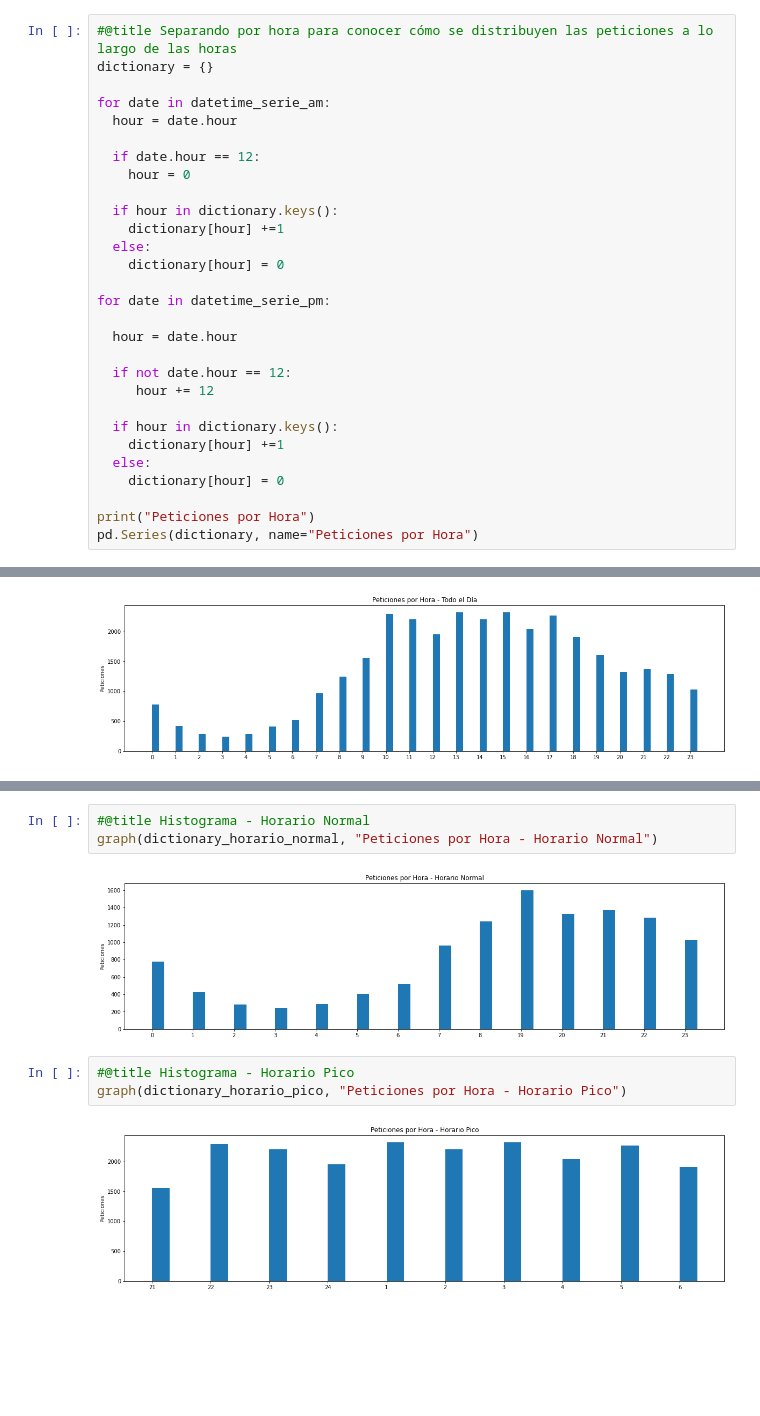
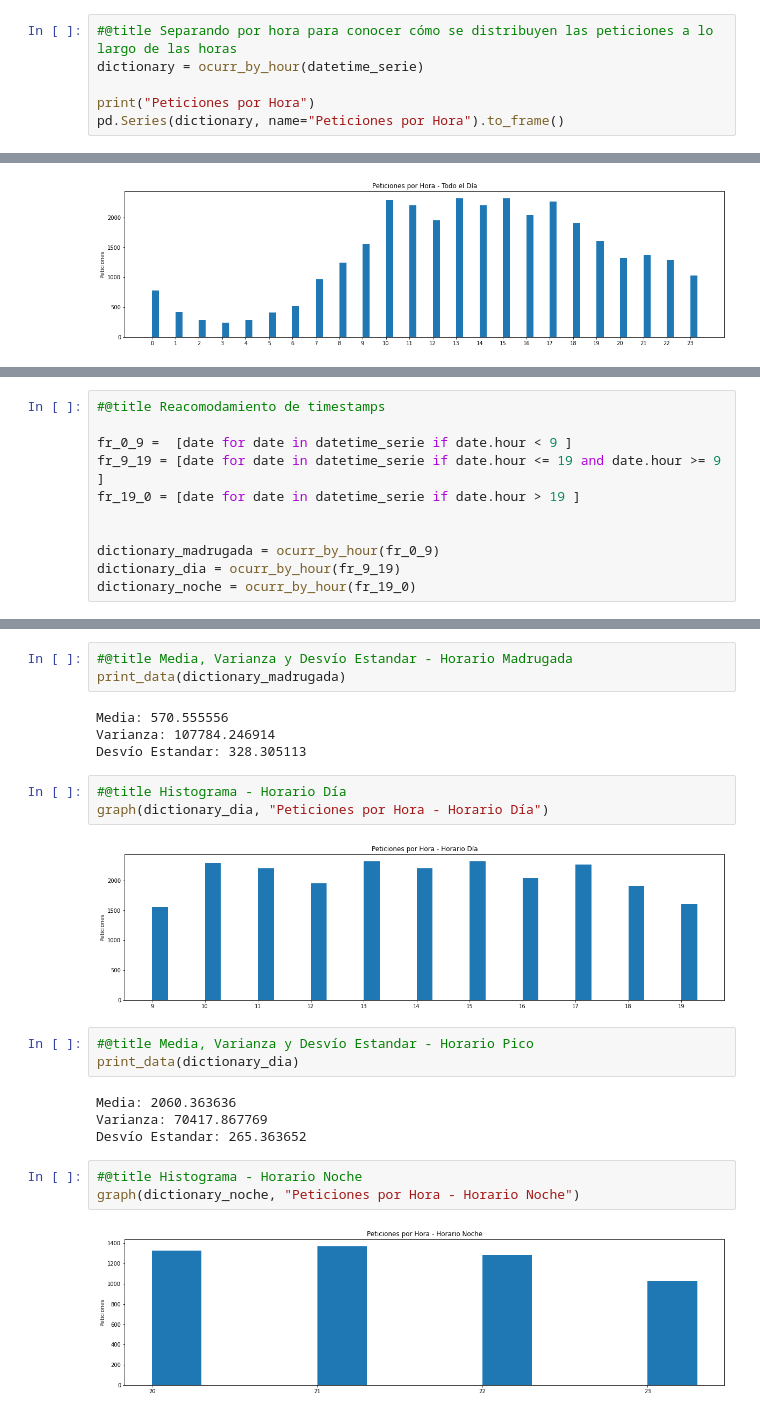
Before and after one commit to SwaXTech/Simulacion-EaE, a Jupyter notebook: tp6.ipynb, the cells around one changed output, grey strips where cells are left out. Drawn from its saved outputs; the diff is of its cells as text; blank space fills up the shorter version.

```diff
--- a/tp6.ipynb
+++ b/tp6.ipynb
@@ -75,31 +85,8 @@ datetime_serie_pm = datetime_serie[11202:]
 # %%
 #@title Separando por hora para conocer cómo se distribuyen las peticiones a lo largo de las horas
-dictionary = {}
-
-for date in datetime_serie_am:
-  hour = date.hour
-
-  if date.hour == 12:
-    hour = 0
-
-  if hour in dictionary.keys():
-    dictionary[hour] +=1
-  else:
-    dictionary[hour] = 0
-
-for date in datetime_serie_pm:
-
-  hour = date.hour
-
-  if not date.hour == 12:
-     hour += 12
-
-  if hour in dictionary.keys():
-    dictionary[hour] +=1
-  else:
-    dictionary[hour] = 0
+dictionary = ocurr_by_hour(datetime_serie)
 
 print("Peticiones por Hora")
-pd.Series(dictionary, name="Peticiones por Hora")
+pd.Series(dictionary, name="Peticiones por Hora").to_frame()
 # %% [output]
 Peticiones por Hora
@@ -182,0 +126,11 @@ for date in fr_9_19:
+# %%
+#@title Reacomodamiento de timestamps
+
+fr_0_9 =  [date for date in datetime_serie if date.hour < 9 ]
+fr_9_19 = [date for date in datetime_serie if date.hour <= 19 and date.hour >= 9 ]
+fr_19_0 = [date for date in datetime_serie if date.hour > 19 ]
+
+
+dictionary_madrugada = ocurr_by_hour(fr_0_9)
+dictionary_dia = ocurr_by_hour(fr_9_19)
+dictionary_noche = ocurr_by_hour(fr_19_0)
@@ -183,11 +142,25 @@ for date in fr_9_19:
+# %%
+#@title Media, Varianza y Desvío Estandar - Horario Madrugada
+print_data(dictionary_madrugada)
+# %% [output]
+Media: 570.555556
+Varianza: 107784.246914
+Desvío Estandar: 328.305113
 # %%
-#@title Histograma - Horario Normal
-graph(dictionary_horario_normal, "Peticiones por Hora - Horario Normal")
+#@title Histograma - Horario Día
+graph(dictionary_dia, "Peticiones por Hora - Horario Día")
 # %% [output]
-[figure, old version]
+[figure, new version]
+# %%
+#@title Media, Varianza y Desvío Estandar - Horario Pico
+print_data(dictionary_dia)
+# %% [output]
+Media: 2060.363636
+Varianza: 70417.867769
+Desvío Estandar: 265.363652
 # %%
-#@title Histograma - Horario Pico
-graph(dictionary_horario_pico, "Peticiones por Hora - Horario Pico")
+#@title Histograma - Horario Noche
+graph(dictionary_noche, "Peticiones por Hora - Horario Noche")
 # %% [output]
-[figure, old version]
+[figure, new version]
 # %%
```
Also changed, not shown: parts of 21 cells of this notebook.
